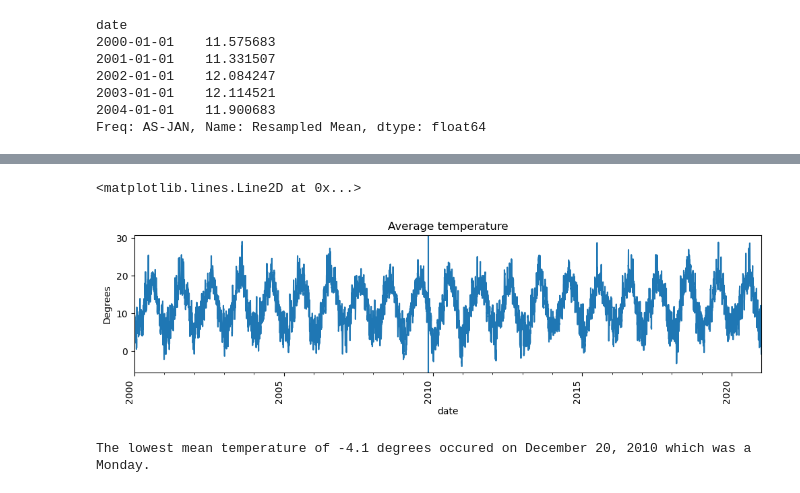
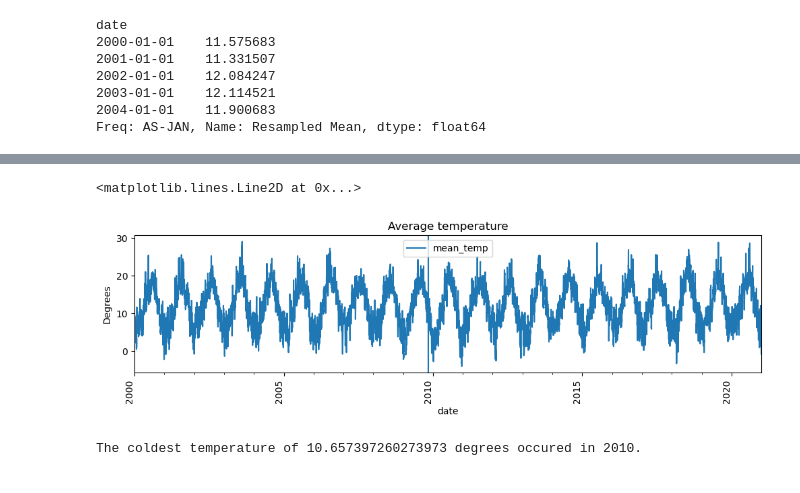
Before and after one commit to brittanymlassiter/Resampling-Datetime-Data-Core, a Jupyter notebook: Resampling Datetime Data.ipynb, the cells around one changed output, grey strips where cells are left out. Cells and saved outputs as stored; diff of their text form; code cells hidden in the pictures.

```diff
--- a/Resampling Datetime Data.ipynb
+++ b/Resampling Datetime Data.ipynb
@@ -277,36 +276,36 @@ Name: 2010-12-20 00:00:00, dtype: float64
 # %%
-ax = plot_mean_df['mean_temp'].plot(figsize=(12,3))
+ax = plot_mean_df.plot(figsize=(12,3))
 ax.set( title='Average temperature',
       ylabel='Degrees')
 fmt = "%Y"
 
 
 # customize major ticks
 major_loc =  mdates.YearLocator(5)
 major_fmt = mdates.DateFormatter("%Y")
 
 ax.xaxis.set_major_locator(major_loc)
 ax.xaxis.set_major_formatter(major_fmt)
 
 
 # customize minor ticks
 minor_loc =  mdates.YearLocator(1)
 
 ax.xaxis.set_minor_locator(minor_loc)
 
 
 ## Final xdate tweaks
 fig = ax.get_figure()
 fig.autofmt_xdate()
 fig.autofmt_xdate(which='major',rotation=90)
-ax.axvline(max_date, label=max_date.strftime('%B %Y'))
+ax.axvline(max_date, label=max_date.strftime('%B''%Y'))
 # %% [output]
 <matplotlib.lines.Line2D at 0x...>
-[figure, old version]
+[figure, new version]
 # %%
-date_min_temp = plot_mean_df['mean_temp'].idxmin()
-min_temp = plot_mean_df['mean_temp'].min()
+date_min_temp = df_A_res.idxmin()
+min_temp = df_A_res.min()
 
-print(f"The lowest mean temperature of {min_temp} degrees occured on {date_min_temp.strftime('%B %d, %Y')} which was a {date_min_temp.day_name()}.")
+print(f"The coldest temperature of {min_temp} degrees occured in {date_min_temp.strftime('%Y')}.")
 # %% [output]
-The lowest mean temperature of -4.1 degrees occured on December 20, 2010 which was a Monday.
+The coldest temperature of 10.657397260273973 degrees occured in 2010.
```
Also changed, not shown: parts of 3 cells of this notebook.
